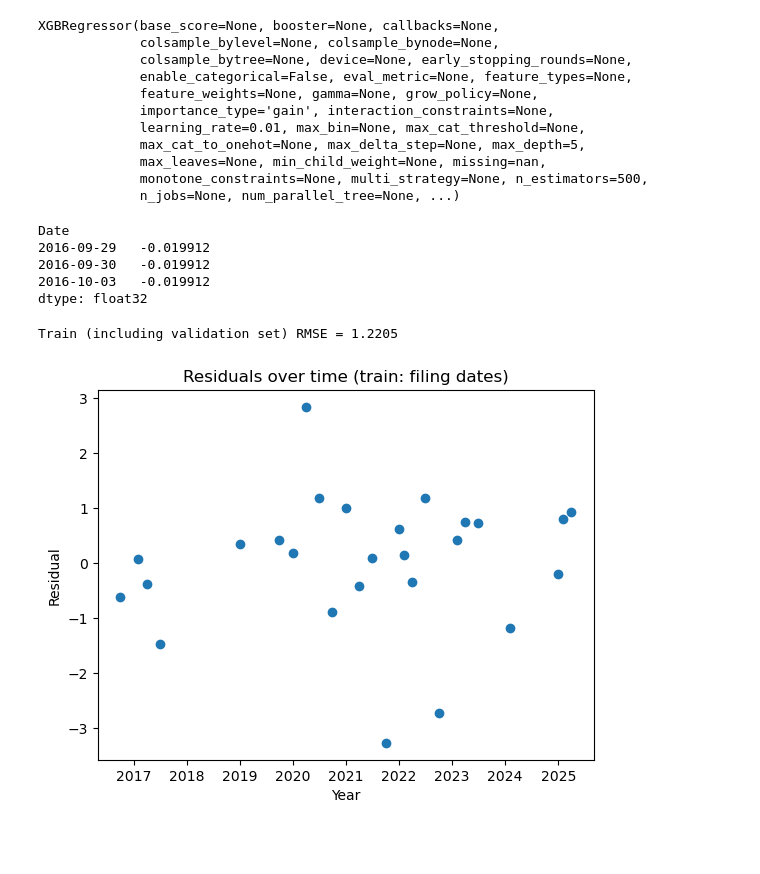
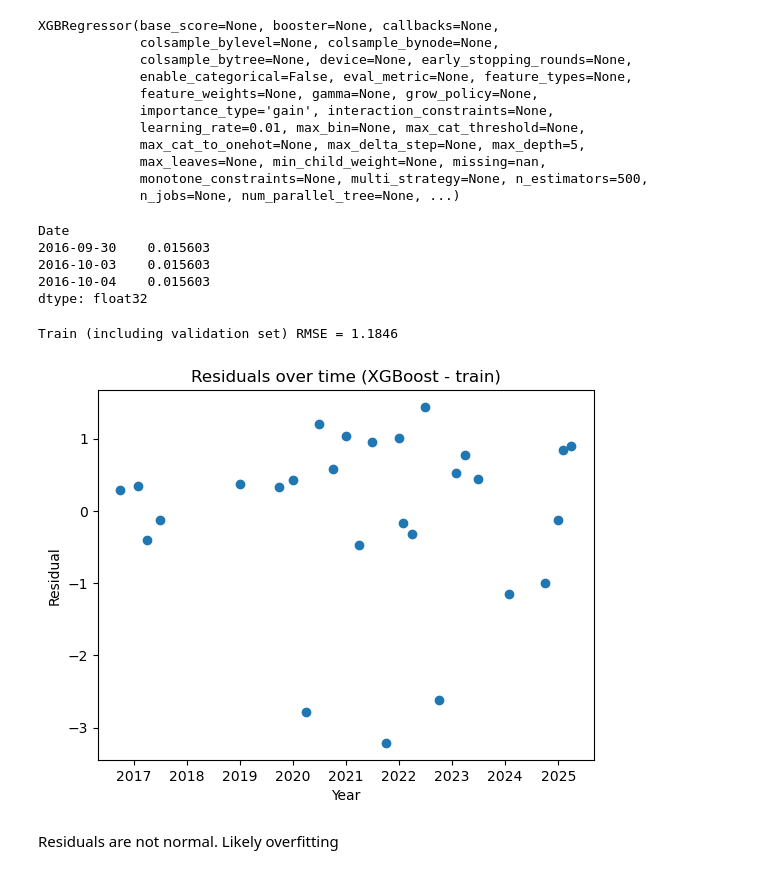
Before and after one commit to ICharmU/rothenberg_code_challenge, a Jupyter notebook: KMB/preprocessing/2_model_exploration.ipynb, the cells around one changed output. Cells and saved outputs as stored; diff of their text form; code cells hidden in the pictures; blank space fills up the shorter version.

```diff
--- a/KMB/preprocessing/2_model_exploration.ipynb
+++ b/KMB/preprocessing/2_model_exploration.ipynb
@@ -97,6 +82,5 @@ DatetimeIndex(['2016-09-29', '2017-01-31', '2017-03-31', '2017-06-29',
 # %%
-full_calendar = pd.date_range(start=days.index.min(), end=days.index.max(), freq='B')
-df_consolidated.index = days.index
+full_calendar = pd.date_range(start=df_consolidated["period_end"].index.min(), end=df_consolidated["period_end"].index.max(), freq='B')
 daily = df_consolidated.reindex(full_calendar)
 daily = daily.ffill()
 daily = daily.drop(columns=["target"]) # construct targets for each day later in the program
@@ -107,5 +91,5 @@ daily.shape
 # %%
-y = pd.read_csv(Path("preprocessed") / "KMB_prices_floats.csv").set_index("Date")
+y = pd.read_csv(Path("preprocessed") / "KMB_prices_dates.csv").set_index("Date")
 y = y.set_index(pd.to_datetime(y.index))
 y_stock_returns = (y["Close"] - y["Open"])
 y_stock_returns = y_stock_returns.loc[daily.index.min():daily.index.max()]
@@ -436,26 +357,28 @@ train_preds.index = X_train.index
 train_preds.head(3)
 # %% [output]
 Date
-2016-09-29   -0.019912
-2016-09-30   -0.019912
-2016-10-03   -0.019912
+2016-09-30    0.015603
+2016-10-03    0.015603
+2016-10-04    0.015603
 dtype: float32
 # %%
-loss_dates = list(set(days.index).intersection(set(train_preds.index)))
+loss_dates = list(set(pd.DatetimeIndex(df_consolidated.index)).intersection(set(train_preds.index)))
 train_preds_filings = train_preds[loss_dates]
 train_targets_filings = y_train[loss_dates]
 train_loss = rmse(train_preds_filings, train_targets_filings)
 
 print(f"Train (including validation set) RMSE = {train_loss:.4f}")
 # %% [output]
-Train (including validation set) RMSE = 1.2205
+Train (including validation set) RMSE = 1.1846
 # %%
 train_residuals = train_targets_filings[loss_dates] - train_preds_filings
 
 plt.scatter(loss_dates, train_residuals)
-plt.title("Residuals over time (train: filing dates)")
+plt.title("Residuals over time (XGBoost - train)")
 plt.xlabel("Year")
 plt.ylabel("Residual")
 plt.show()
 # %% [output]
-[figure, old version]
+[figure, new version]
+# %% [markdown]
+Residuals are not normal. Likely overfitting
```
Also changed, not shown: parts of 47 cells of this notebook, 6 other files.
